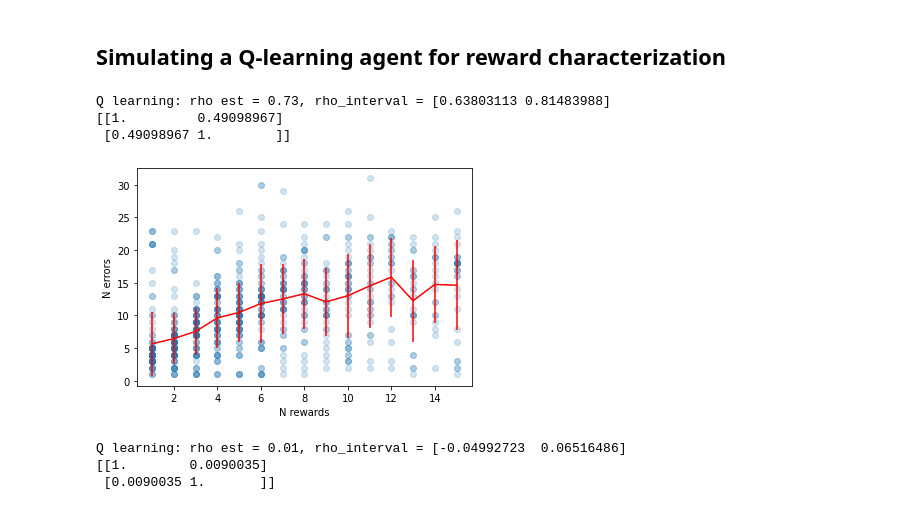
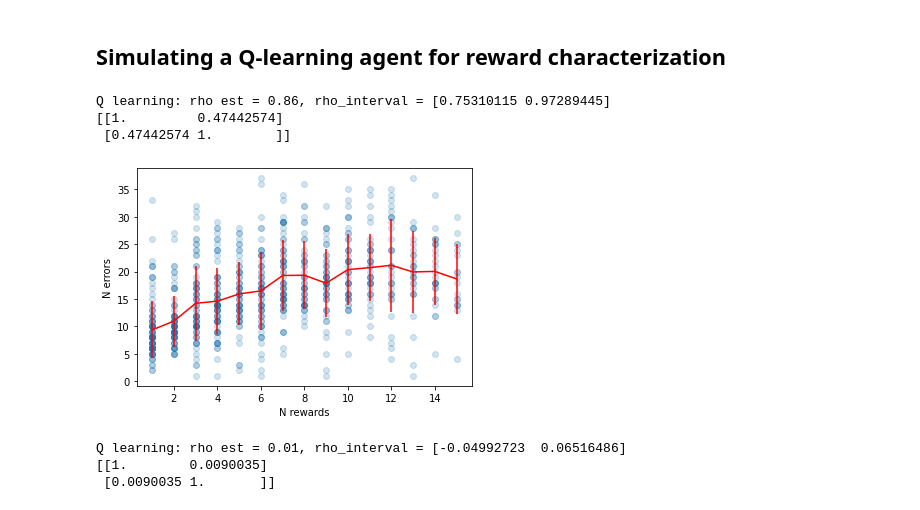
Before and after one commit to nhat-le/switching-simulations, a Jupyter notebook: switching_world_characterization_rho.ipynb, the cells around one changed output. Saved outputs shown, nothing was run; the diff lists cells and outputs as text; code cells hidden in the pictures.

Commit message:
updated figures

```diff
--- a/switching_world_characterization_rho.ipynb
+++ b/switching_world_characterization_rho.ipynb
@@ -28,42 +28,42 @@ import pickle
 ## Simulating a Q-learning agent for reward characterization
 # %%
 params = dict(nblocks=1000, seed=123, pstruct=[5, 40], agenttype='qlearning', world_pr=0.9, world_ps=0.1,
-             gamma=0.05, eps=0.05)
+             gamma=0.1, eps=0.01)
 
 Ne, Nr = run_rew_error_simulations(params)
 
 seed = 124
 np.random.seed(seed)
 plt.figure()
 plt.scatter(Nr, Ne, alpha=0.2)
 
 # Perform the linear regression
 y1 = Ne
 X1 = Nr[:,np.newaxis]
 X1 = sm.add_constant(X1)
 model = sm.OLS(y1, X1)
 res = model.fit()
 rho_hat = res.params[1]
 rho_interval = res.conf_int()[1,:]
 print(f'Q learning: rho est = {rho_hat:.2f}, rho_interval = {rho_interval}')
 print(np.corrcoef(Ne, Nr))
 
 # Plot the binned average curve
 frame = pd.DataFrame(dict(rewards=Nr, errors=Ne))
 frame = frame[frame.errors > 0]
 meanvals = frame.groupby('rewards')['errors'].mean().reset_index()
 stdvals = frame.groupby('rewards')['errors'].std().reset_index()
 plt.errorbar(meanvals.rewards, meanvals.errors, stdvals.errors, color='r')
 plt.xlabel('N rewards')
 plt.ylabel('N errors')
 
-# scipy.io.savemat('/Users/minhnhatle/Dropbox (MIT)/Sur/MatchingSimulations/PaperFigures/code/schematic/Qlearning_agent3_rew_err_correlations.mat', dict(params=params, Ne=Ne, Nr=Nr,
-#                                   seed=seed, rho=np.corrcoef(Ne,Nr), meanvals=list(meanvals.errors), stdvals=list(stdvals.errors)))
+scipy.io.savemat('/Users/minhnhatle/Dropbox (MIT)/Sur/MatchingSimulations/PaperFigures/code/schematic/Qlearning_agent4_rew_err_correlations.mat', dict(params=params, Ne=Ne, Nr=Nr,
+                                  seed=seed, rho=np.corrcoef(Ne,Nr), meanvals=list(meanvals.errors), stdvals=list(stdvals.errors)))
 # %% [output]
-Q learning: rho est = 0.73, rho_interval = [0.63803113 0.81483988]
-[[1.         0.49098967]
- [0.49098967 1.        ]]
+Q learning: rho est = 0.86, rho_interval = [0.75310115 0.97289445]
+[[1.         0.47442574]
+ [0.47442574 1.        ]]
-[figure, old version]
+[figure, new version]
 # %%
 params = dict(nblocks=1000, seed=123, pstruct=[5, 40], agenttype='qlearning', world_pr=0.9, world_ps=0.1,
              gamma=0.6, eps=0.1)
```
Also changed, not shown: parts of 5 cells of this notebook, 8 other files.
